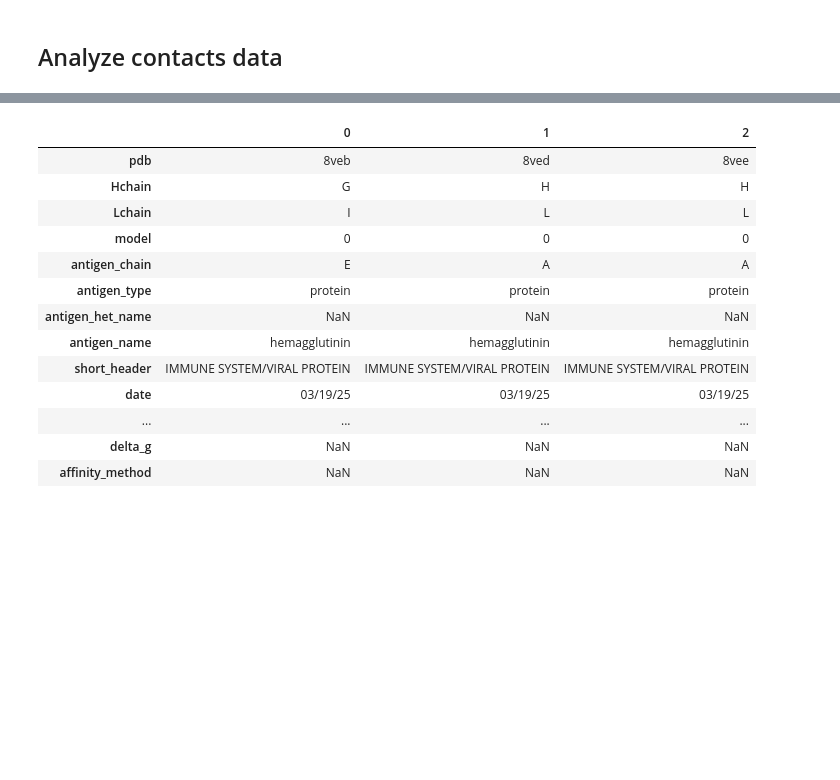
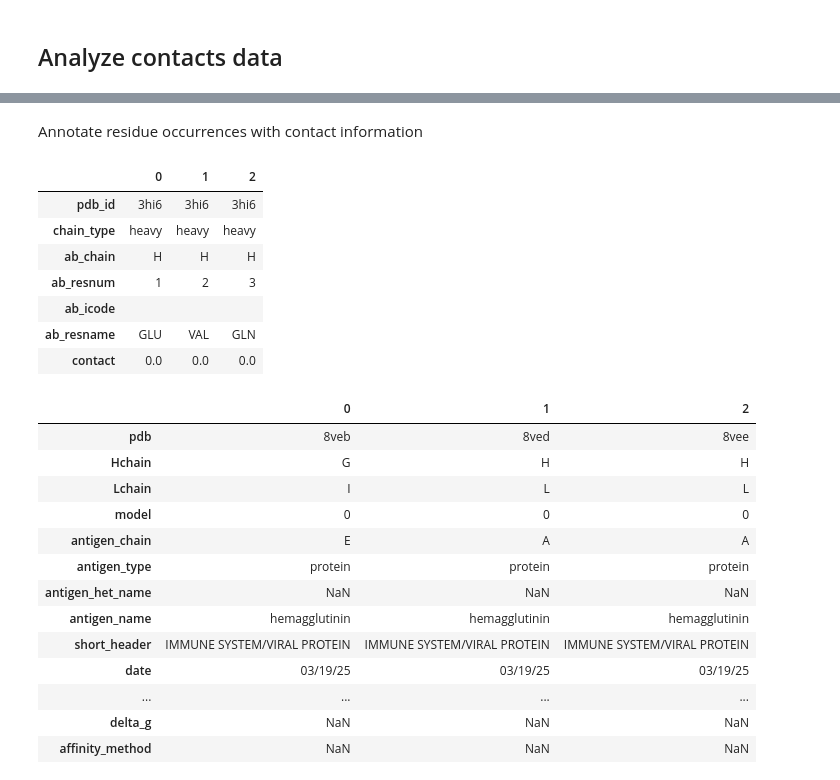
Before and after one commit to mfz/sabdab, a Jupyter notebook: notebooks/14_analyze_contacts.ipynb, the cells around one changed output, grey strips where cells are left out. Cells and saved outputs as stored; diff of their text form; code cells hidden in the pictures; blank space fills up the shorter version.

```diff
--- a/notebooks/14_analyze_contacts.ipynb
+++ b/notebooks/14_analyze_contacts.ipynb
@@ -7,0 +29,17 @@ import seaborn as sns
+# %% [markdown]
+Annotate residue occurrences with contact information
+# %%
+rc = res.merge(rcp, how = "left",
+          on = ["pdb_id", "chain_type", "ab_chain", "ab_resnum", "ab_icode", "ab_resname"]
+          ).fillna(0)
+
+rc.head(3).T
+# %% [output]
+|  | 0 | 1 | 2 |
+| pdb_id | 3hi6 | 3hi6 | 3hi6 |
+| chain_type | heavy | heavy | heavy |
+| ab_chain | H | H | H |
+| ab_resnum | 1 | 2 | 3 |
+| ab_icode |  |  |  |
+| ab_resname | GLU | VAL | GLN |
+| contact | 0.0 | 0.0 | 0.0 |
```
Also changed, not shown: parts of 11 cells of this notebook, 2 other files.
